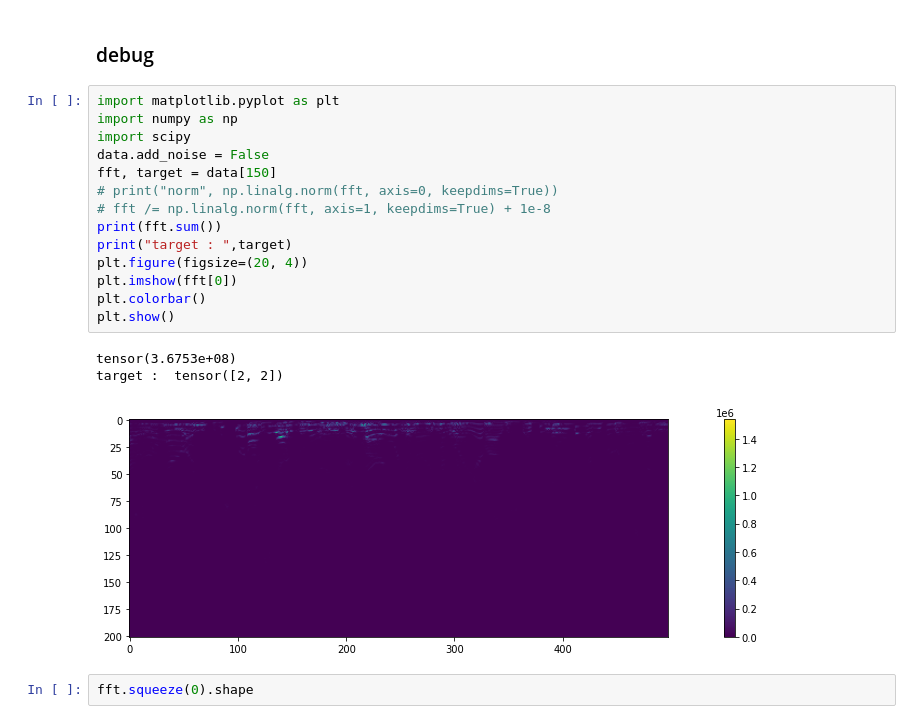
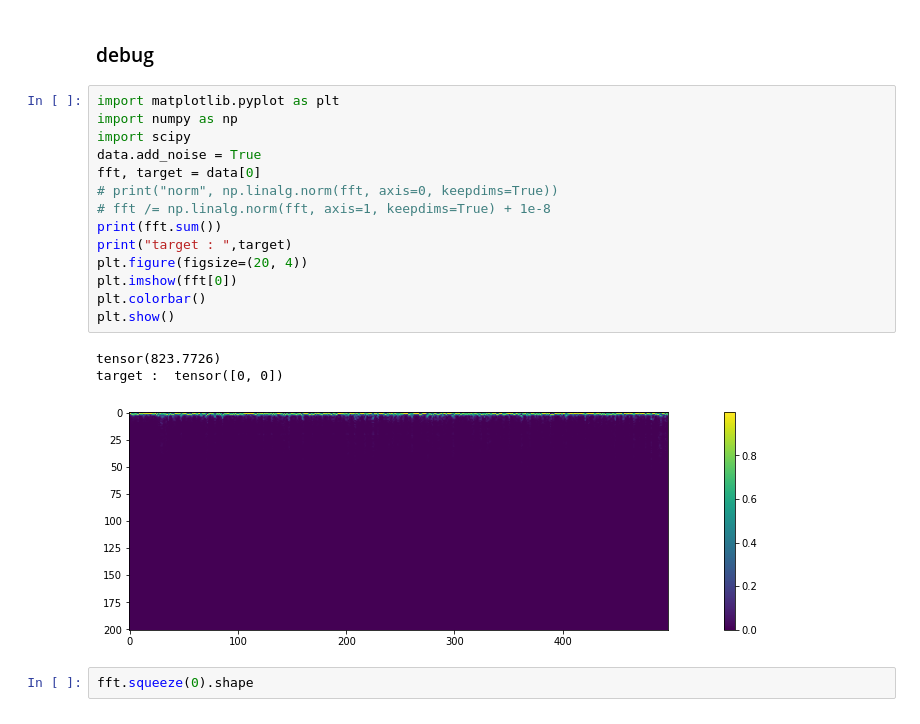
Before and after one commit to Mustapha-AJEGHRIR/klee_project_audio, a Jupyter notebook: notebooks/fft_model.ipynb, the cells around one changed output. Cells and saved outputs as stored; diff of their text form.

```diff
--- a/notebooks/fft_model.ipynb
+++ b/notebooks/fft_model.ipynb
@@ -60,21 +60,21 @@ kwargs :  {'BATCH_SIZE': 8, 'TRAIN_SPLIT': 0.8, 'FTYPE': torch.float32, 'fft_npe
 # %%
 import matplotlib.pyplot as plt
 import numpy as np
 import scipy
-data.add_noise = False
-fft, target = data[150]
+data.add_noise = True
+fft, target = data[0]
 # print("norm", np.linalg.norm(fft, axis=0, keepdims=True))
 # fft /= np.linalg.norm(fft, axis=1, keepdims=True) + 1e-8
 print(fft.sum())
 print("target : ",target)
 plt.figure(figsize=(20, 4))
 plt.imshow(fft[0])
 plt.colorbar()
 plt.show()
 # %% [output]
-tensor(3.6753e+08)
-target :  tensor([2, 2])
+tensor(823.7726)
+target :  tensor([0, 0])
-[figure, old version]
+[figure, new version]
 # %%
 fft.squeeze(0).shape
 # %% [output]
```
Also changed, not shown: parts of 2 cells of this notebook, 1 other file.
